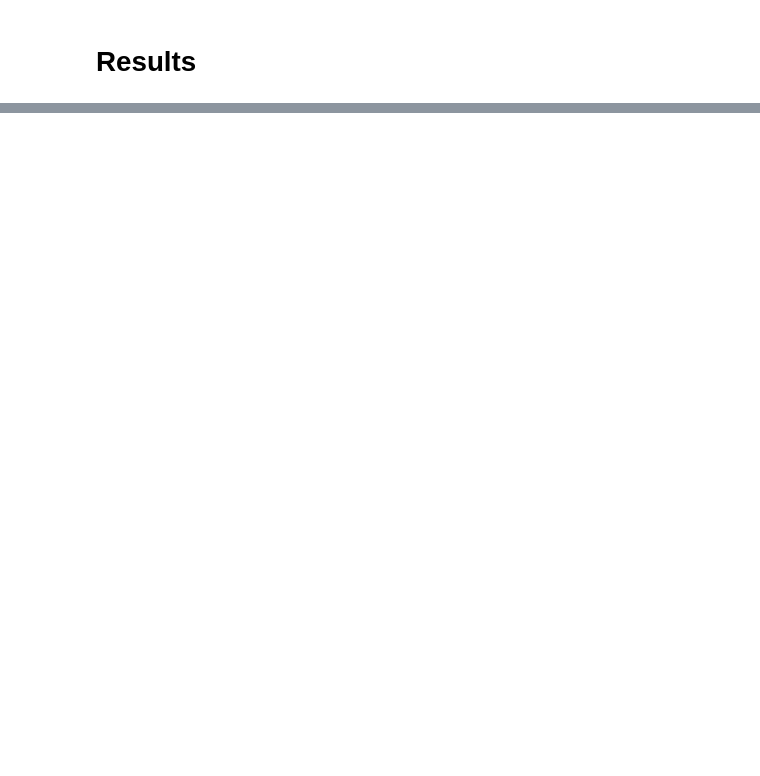
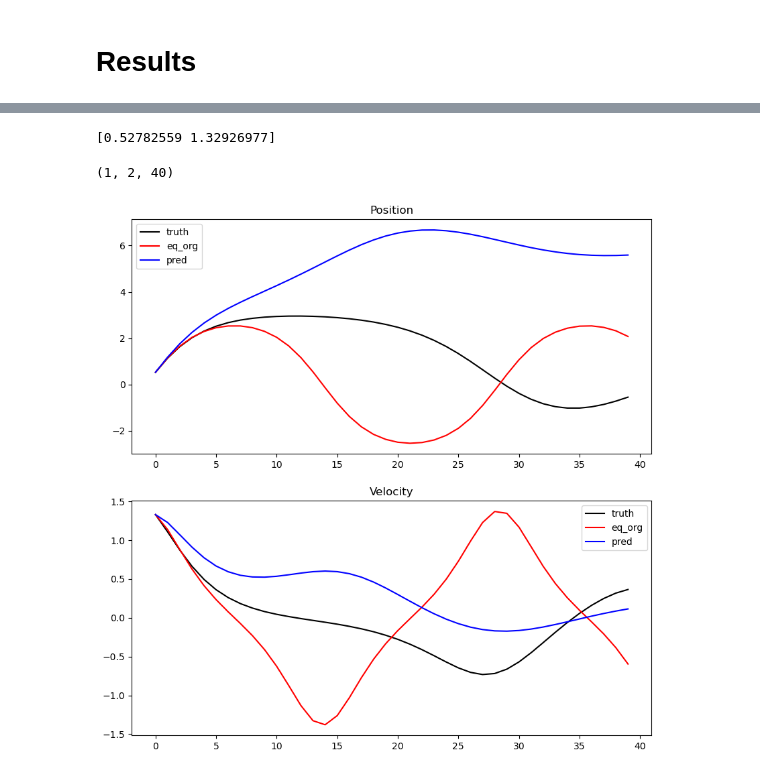
Before and after one commit to mayajanvier/jax-phynity, a Jupyter notebook: visualize_results.ipynb, the cells around one changed output, grey strips where cells are left out. Drawn from its saved outputs; the diff is of its cells as text; code cells hidden in the pictures; blank space fills up the shorter version.

```diff
--- a/visualize_results.ipynb
+++ b/visualize_results.ipynb
@@ -63,0 +127,6 @@ plot_trajectory(22)
+# %%
+plot_trajectory(22)
+# %% [output]
+[0.52782559 1.32926977]
+(1, 2, 40)
+[figure, added]
```
Also changed, not shown: parts of 22 cells of this notebook, 6 other files.
